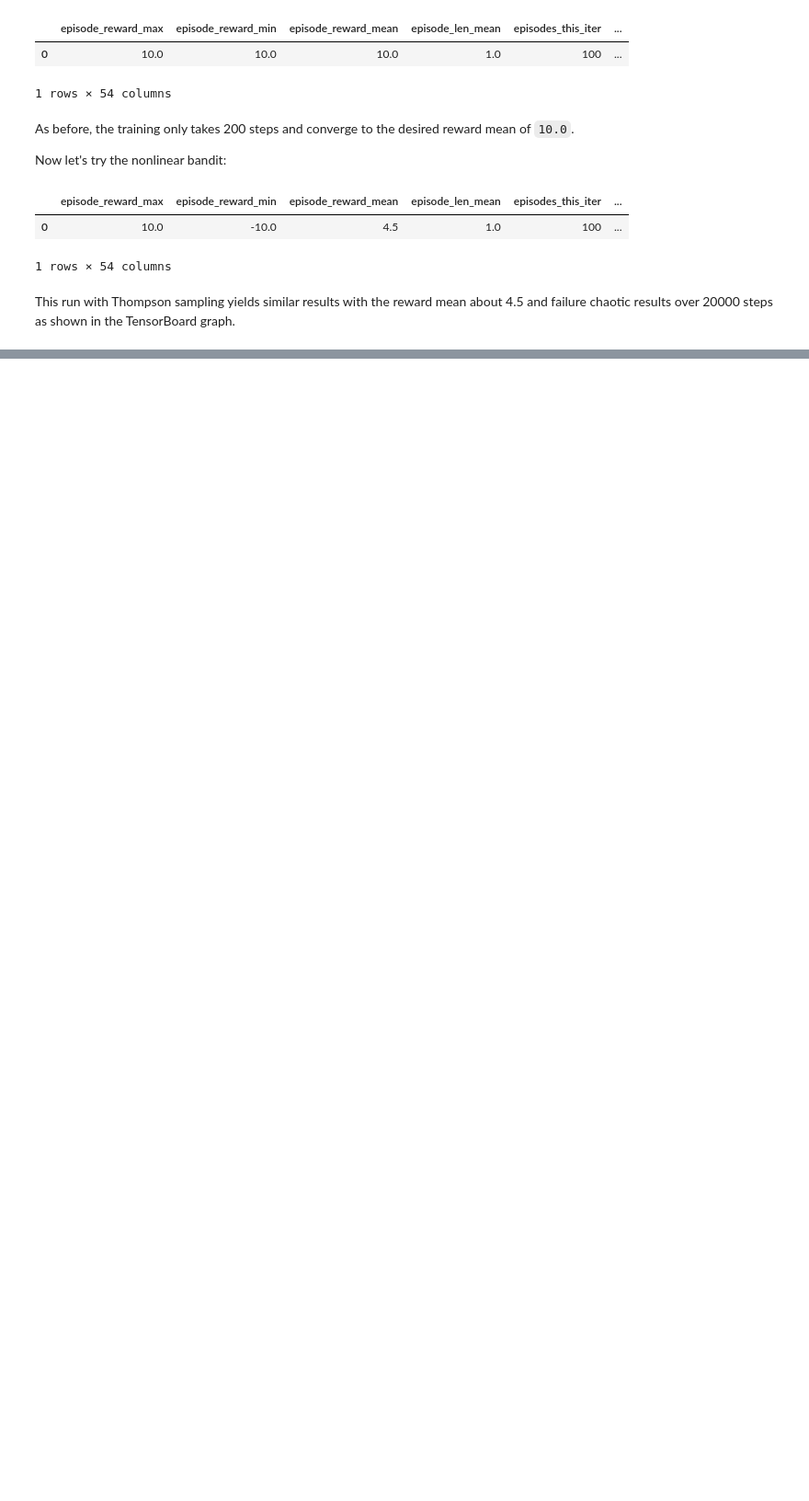
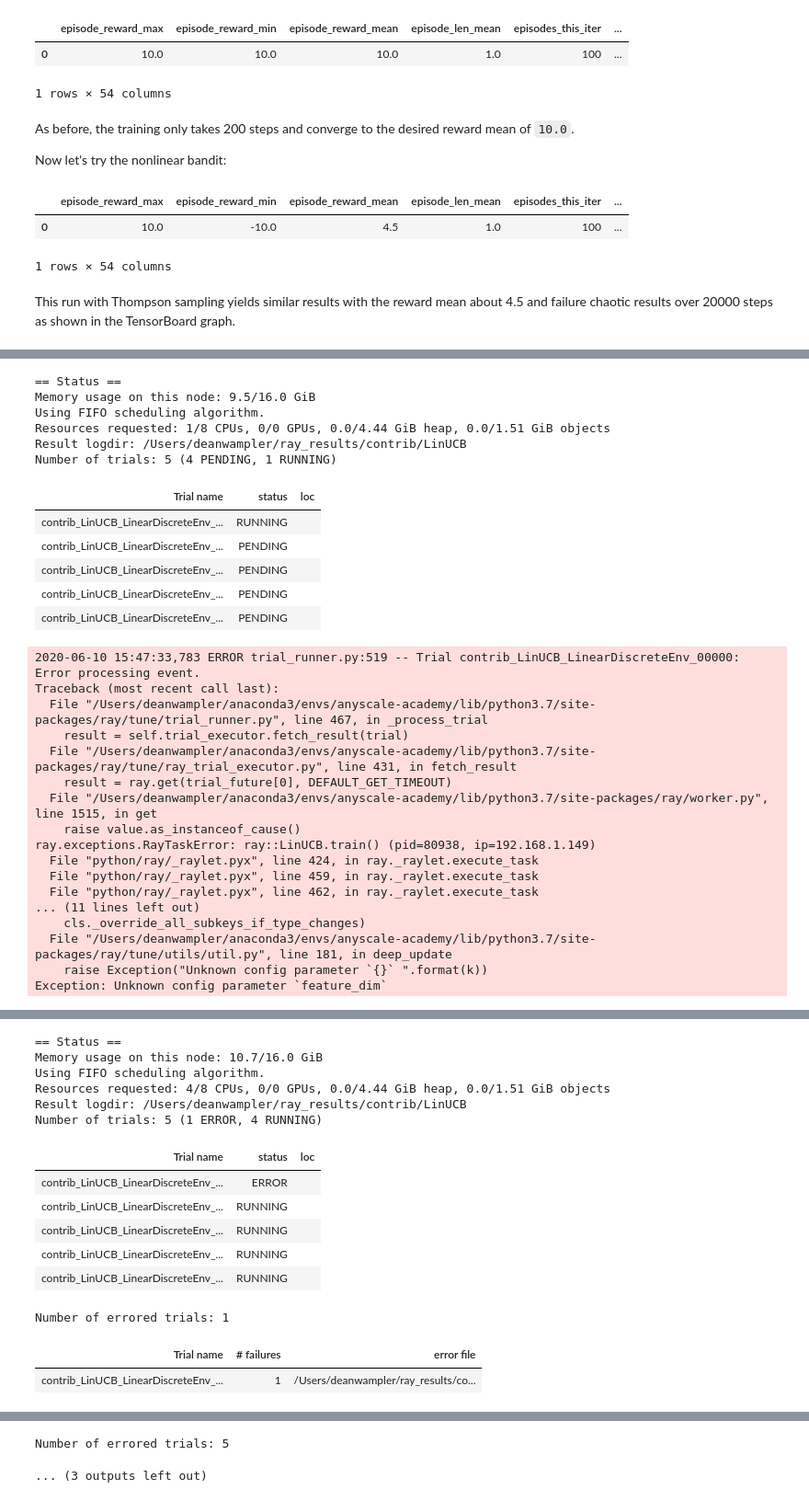
Before and after one commit to anyscale/academy, a Jupyter notebook: ray-rllib/multi-armed-bandits/solutions/Multi-Armed-Bandits-Solutions.ipynb, the cells around one changed output, grey strips where cells are left out. Shown at 92% size. Cells and saved outputs as stored; diff of their text form; code cells hidden in the pictures; blank space fills up the shorter version.

```diff
--- a/ray-rllib/multi-armed-bandits/solutions/Multi-Armed-Bandits-Solutions.ipynb
+++ b/ray-rllib/multi-armed-bandits/solutions/Multi-Armed-Bandits-Solutions.ipynb
@@ -417,0 +652,45 @@ This run with Thompson sampling yields similar results with the reward mean abou
+# %%
+DEFAULT_CONFIG_LINEAR["env"] = LinearDiscreteEnv
+
+training_iterations = 20
+start_time = time.time()
+
+analysis = tune.run(
+    "contrib/LinUCB",
+    config=DEFAULT_CONFIG_LINEAR,
+    stop={"training_iteration": training_iterations},
+    num_samples=5,
+    checkpoint_at_end=False
+)
+
+print("The trials took", time.time() - start_time, "seconds\n")
+# %% [output]
+== Status ==
+Memory usage on this node: 9.5/16.0 GiB
+Using FIFO scheduling algorithm.
+Resources requested: 1/8 CPUs, 0/0 GPUs, 0.0/4.44 GiB heap, 0.0/1.51 GiB objects
+Result logdir: /Users/deanwampler/ray_results/contrib/LinUCB
+Number of trials: 5 (4 PENDING, 1 RUNNING)
+| Trial name | status | loc |
+| contrib_LinUCB_LinearDiscreteEnv_... | RUNNING |  |
+| contrib_LinUCB_LinearDiscreteEnv_... | PENDING |  |
+| contrib_LinUCB_LinearDiscreteEnv_... | PENDING |  |
+| contrib_LinUCB_LinearDiscreteEnv_... | PENDING |  |
+| contrib_LinUCB_LinearDiscreteEnv_... | PENDING |  |
+2020-06-10 15:47:33,783 ERROR trial_runner.py:519 -- Trial contrib_LinUCB_LinearDiscreteEnv_00000: Error processing event.
+Traceback (most recent call last):
+  File "/Users/deanwampler/anaconda3/envs/anyscale-academy/lib/python3.7/site-packages/ray/tune/trial_runner.py", line 467, in _process_trial
+    result = self.trial_executor.fetch_result(trial)
+  File "/Users/deanwampler/anaconda3/envs/anyscale-academy/lib/python3.7/site-packages/ray/tune/ray_trial_executor.py", line 431, in fetch_result
+    result = ray.get(trial_future[0], DEFAULT_GET_TIMEOUT)
+  File "/Users/deanwampler/anaconda3/envs/anyscale-academy/lib/python3.7/site-packages/ray/worker.py", line 1515, in get
+    raise value.as_instanceof_cause()
+ray.exceptions.RayTaskError: ray::LinUCB.train() (pid=80938, ip=192.168.1.149)
+  File "python/ray/_raylet.pyx", line 424, in ray._raylet.execute_task
+  File "python/ray/_raylet.pyx", line 459, in ray._raylet.execute_task
+  File "python/ray/_raylet.pyx", line 462, in ray._raylet.execute_task
+... (11 lines left out)
+    cls._override_all_subkeys_if_type_changes)
+  File "/Users/deanwampler/anaconda3/envs/anyscale-academy/lib/python3.7/site-packages/ray/tune/utils/util.py", line 181, in deep_update
+    raise Exception("Unknown config parameter `{}` ".format(k))
+Exception: Unknown config parameter `feature_dim`
@@ -417,0 +699,15 @@ This run with Thompson sampling yields similar results with the reward mean abou
+== Status ==
+Memory usage on this node: 10.7/16.0 GiB
+Using FIFO scheduling algorithm.
+Resources requested: 4/8 CPUs, 0/0 GPUs, 0.0/4.44 GiB heap, 0.0/1.51 GiB objects
+Result logdir: /Users/deanwampler/ray_results/contrib/LinUCB
+Number of trials: 5 (1 ERROR, 4 RUNNING)
+| Trial name | status | loc |
+| contrib_LinUCB_LinearDiscreteEnv_... | ERROR |  |
+| contrib_LinUCB_LinearDiscreteEnv_... | RUNNING |  |
+| contrib_LinUCB_LinearDiscreteEnv_... | RUNNING |  |
+| contrib_LinUCB_LinearDiscreteEnv_... | RUNNING |  |
+| contrib_LinUCB_LinearDiscreteEnv_... | RUNNING |  |
+Number of errored trials: 1
+| Trial name | # failures | error file |
+| contrib_LinUCB_LinearDiscreteEnv_... | 1 | /Users/deanwampler/ray_results/co... |
@@ -417,0 +743,2 @@ This run with Thompson sampling yields similar results with the reward mean abou
+Number of errored trials: 5
+... (3 outputs left out)
```
Also changed, not shown: parts of 20 cells of this notebook, 5 other files.
